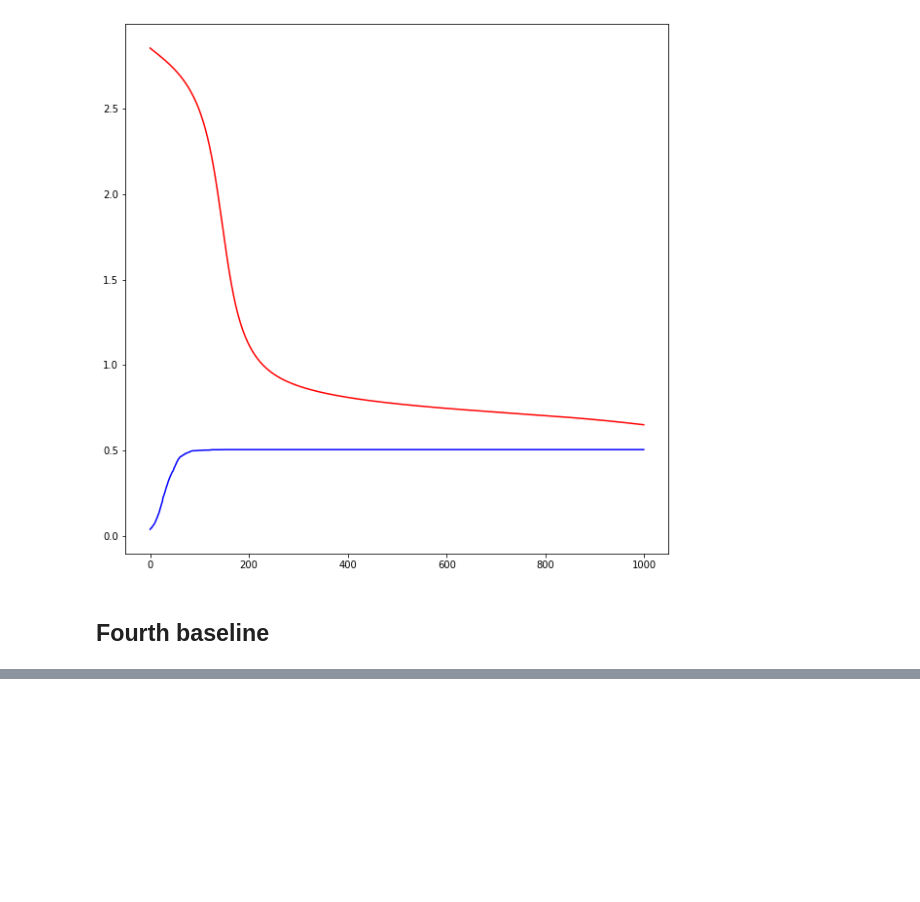
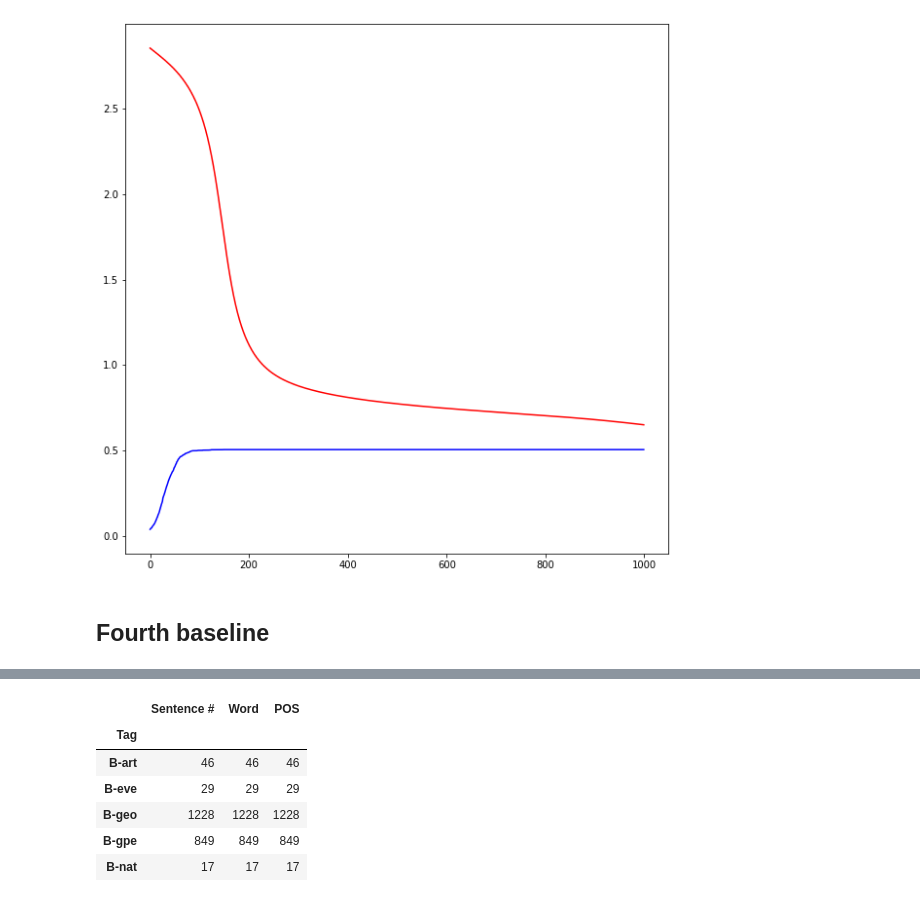
Before and after one commit to Ioana-P/Named_Entity_Recog_project, a Jupyter notebook: testing_torch_model.ipynb, the cells around one changed output, grey strips where cells are left out. Cells and saved outputs as stored; diff of their text form; code cells hidden in the pictures; blank space fills up the shorter version.

```diff
--- a/testing_torch_model.ipynb
+++ b/testing_torch_model.ipynb
@@ -534,0 +584,10 @@ plt.show()
+# %%
+ner_labels.head()
+# %% [output]
+|  | Sentence # | Word | POS |
+| Tag |  |  |  |
+| B-art | 46 | 46 | 46 |
+| B-eve | 29 | 29 | 29 |
+| B-geo | 1228 | 1228 | 1228 |
+| B-gpe | 849 | 849 | 849 |
+| B-nat | 17 | 17 | 17 |
```
Also changed, not shown: parts of 7 cells of this notebook.
